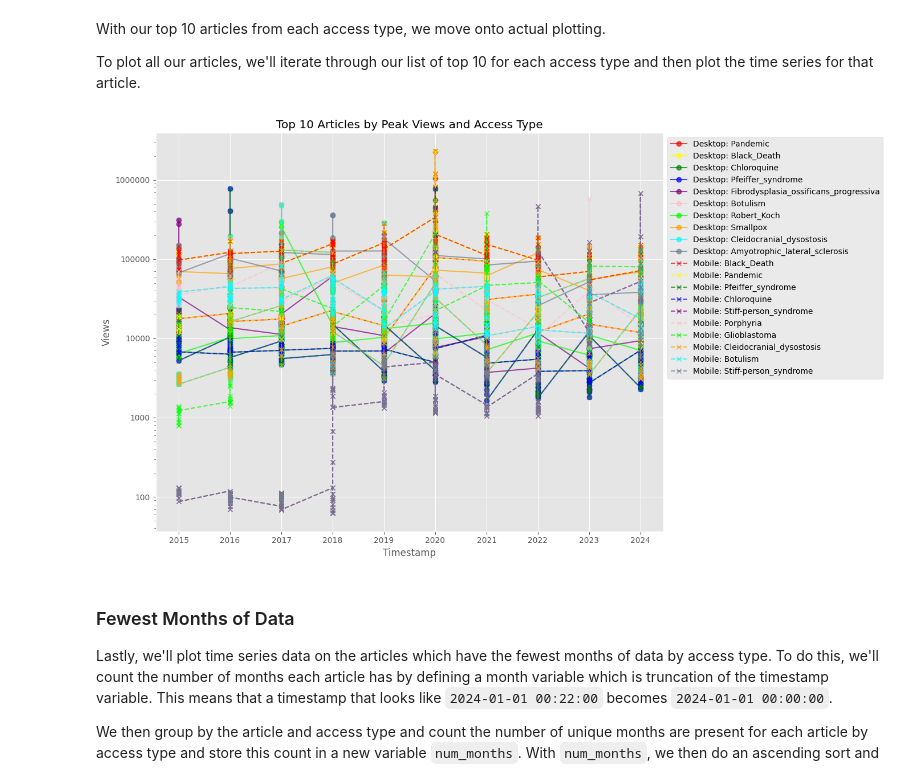
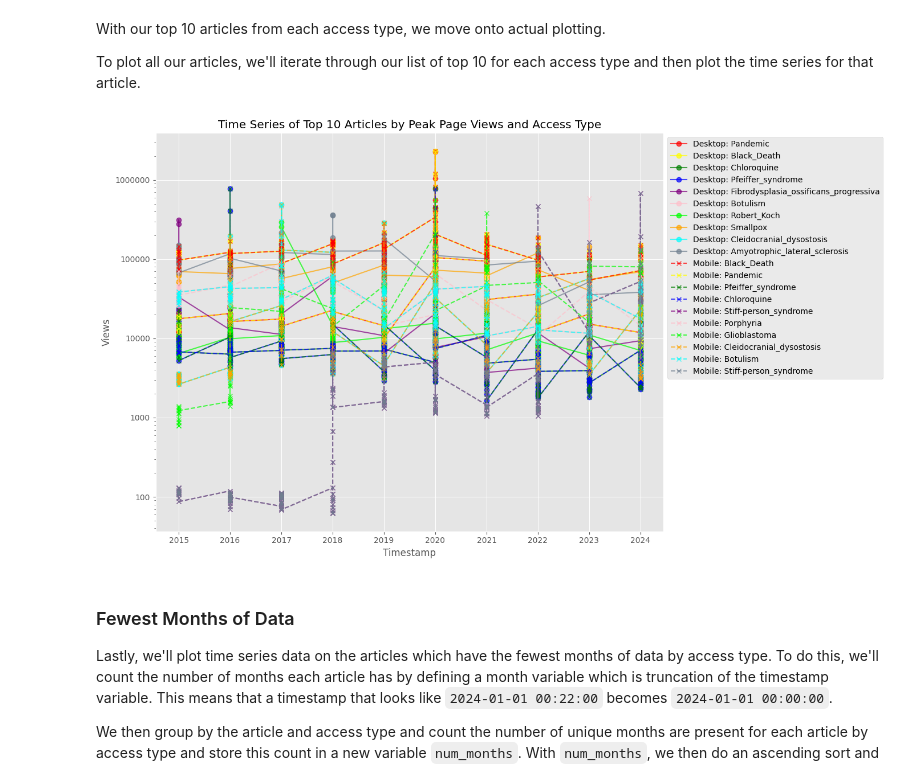
Before and after one commit to tliu-2/data-512-homework_1, a Jupyter notebook: construct_and_analyze_rare_diseases_view_data.ipynb, the cells around one changed output. Cells and saved outputs as stored; diff of their text form; code cells hidden in the pictures.

```diff
--- a/construct_and_analyze_rare_diseases_view_data.ipynb
+++ b/construct_and_analyze_rare_diseases_view_data.ipynb
@@ -543,35 +543,35 @@ for idx, article in enumerate(top10_desktop_article):
 # Second subplot (Mobile)
 for idx, article in enumerate(top10_mobile_article):
     article_df = top10_mobile_df.filter(pl.col('article') == article)
     ax.plot(
         article_df.select('timestamp'),
         article_df.select('views'),
         label=f'Mobile: {article}',
         linestyle='--',
         marker='x',
         alpha=0.7,
         color=colors[idx % len(colors)]
     )
 
 
-ax.set_title('Top 10 Articles by Peak Views and Access Type')
+ax.set_title('Time Series of Top 10 Articles by Peak Page Views and Access Type')
 ax.set_xlabel('Timestamp')
 ax.set_yscale('log')  # set the y-axis to log scale to better visualize wide range of views data.
 ax.set_ylabel('Views')
 ax.legend()
 ax.legend(loc='upper left', bbox_to_anchor=(1,1))
 
 # Remove the scientific notation y-axis.
 ax.get_yaxis().set_major_formatter(mticker.ScalarFormatter())
 ax.ticklabel_format(style='plain', axis='y')
 
 
 fig.tight_layout()
 fig.savefig('top10_articles_peak_views.png')
 
 plt.show()
 # %% [output]
-[figure, old version]
+[figure, new version]
 # %% [markdown]
 ### Fewest Months of Data
 Lastly, we'll plot time series data on the articles which have the fewest months of data by access type.
```
Also changed, not shown: parts of 3 cells of this notebook, 3 other files.
